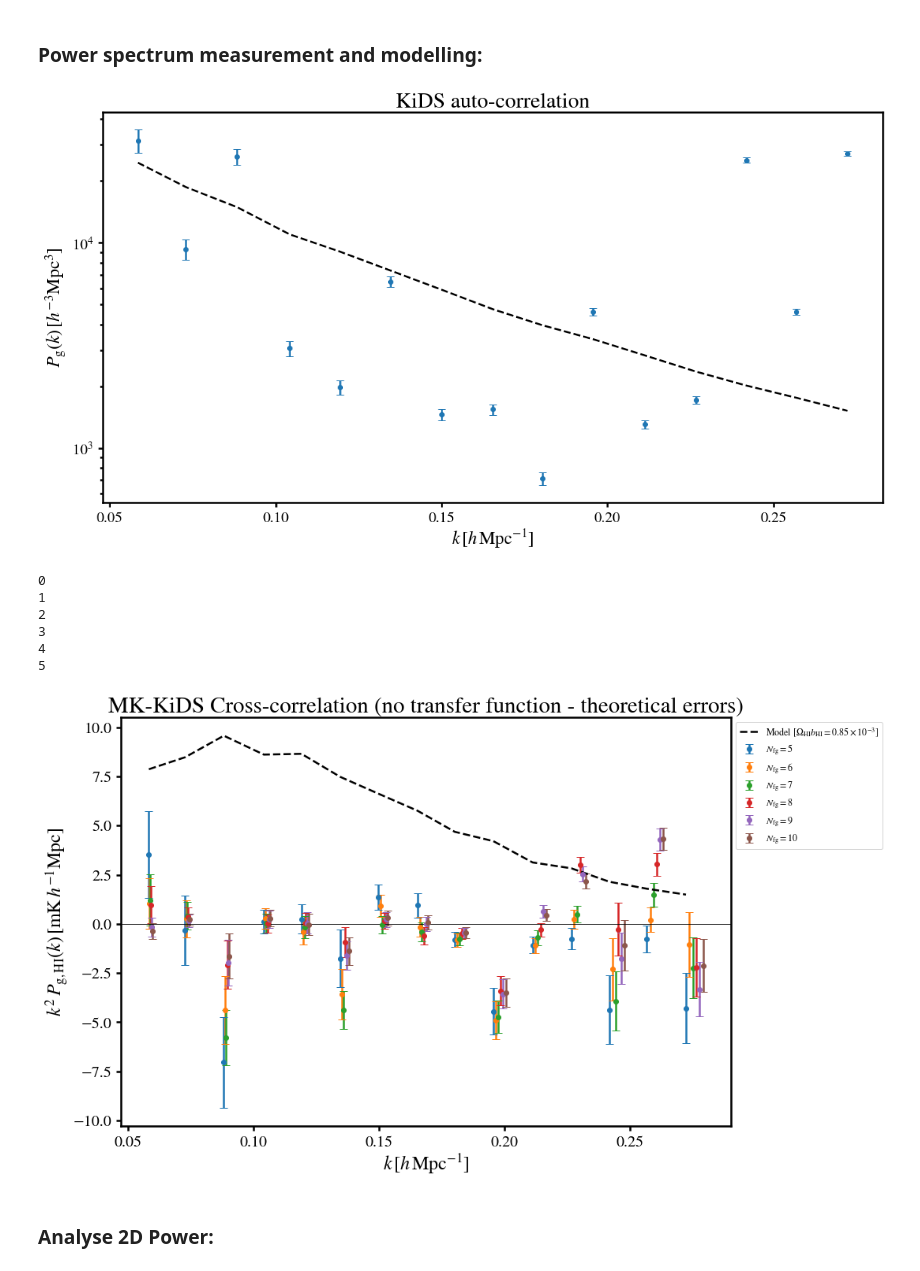
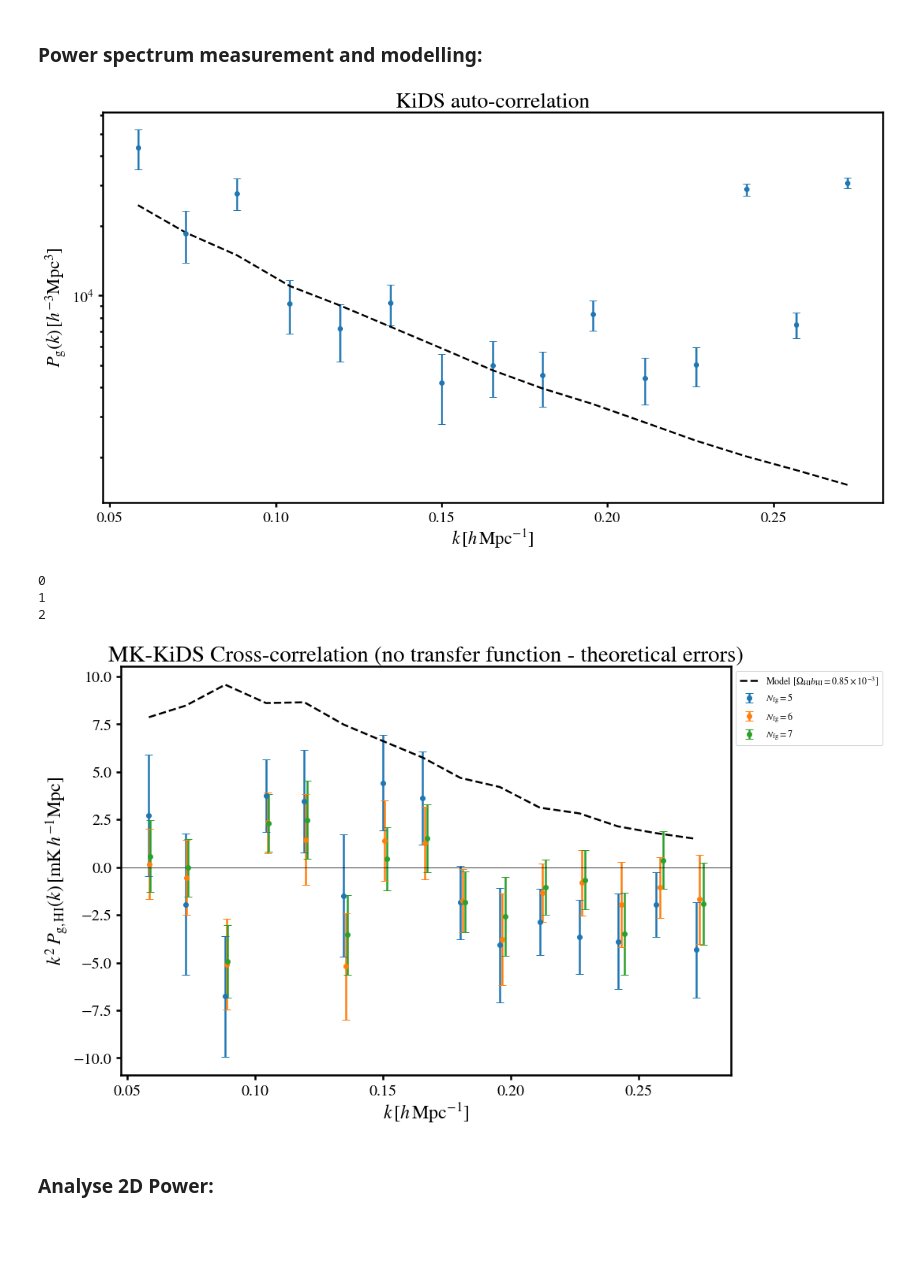
Before and after one commit to meerklass/meerpower, a Jupyter notebook: 2021Lband/kids/kids_cross.ipynb, the cells around one changed output. Saved outputs shown, nothing was run; the diff lists cells and outputs as text; code cells hidden in the pictures; blank space fills up the shorter version.

```diff
--- a/2021Lband/kids/kids_cross.ipynb
+++ b/2021Lband/kids/kids_cross.ipynb
@@ -61,7 +61,17 @@ plt.show()
 ### KiDS galaxies
 # %%
 # Read-in KiDS galaxies:
-ra_g,dec_g,z_g = np.load('/idia/projects/hi_im/KiDS_DR4/SOM-gold_2021footprint_0.4z_ph0.46.npy')
+ra_g,dec_g,z_g,Z_B_MIN,Z_B_MAX,CHI_SQUARED_BPZ = np.load('/idia/projects/hi_im/KiDS_DR4/KiDS_MKpatchdata.npy')
+#ra_g,dec_g,z_g = np.load('/idia/projects/hi_im/KiDS_DR4/SOM-gold_2021footprint_0.4z_ph0.46.npy')
+
+qualityfilter = CHI_SQUARED_BPZ>5
+ra_g,dec_g,z_g,Z_B_MIN,Z_B_MAX,CHI_SQUARED_BPZ = ra_g[qualityfilter],dec_g[qualityfilter],z_g[qualityfilter],Z_B_MIN[qualityfilter],Z_B_MAX[qualityfilter],CHI_SQUARED_BPZ[qualityfilter]
+spread = Z_B_MAX - Z_B_MIN
+qualityfilter = spread < 0.06
+ra_g,dec_g,z_g,Z_B_MIN,Z_B_MAX,CHI_SQUARED_BPZ = ra_g[qualityfilter],dec_g[qualityfilter],z_g[qualityfilter],Z_B_MIN[qualityfilter],Z_B_MAX[qualityfilter],CHI_SQUARED_BPZ[qualityfilter]
+Lbandmask = (z_g>0.4) & (z_g<0.46)
+ra_g,dec_g,z_g,Z_B_MIN,Z_B_MAX,CHI_SQUARED_BPZ = ra_g[Lbandmask],dec_g[Lbandmask],z_g[Lbandmask],Z_B_MIN[Lbandmask],Z_B_MAX[Lbandmask],CHI_SQUARED_BPZ[Lbandmask]
+
 
 ### Remove galaxies outside bulk MeerKAT trimmed footprint:
 raminMK,ramaxMK = 334,357
@@ -237,9 +247,9 @@ plt.show()
 #norm = np.ones(nkbin)
 norm = k**2
 
-#N_fgs = [5,6,7,8]
-N_fgs = [5,6,7,8,9,10]
-indx_choice = 2 # Make N_fg index choice to show covariance, 2D power and final error results for
+N_fgs = [5,6,7]
+#N_fgs = [5,6,7,8,9,10]
+indx_choice = 0 # Make N_fg index choice to show covariance, 2D power and final error results for
 
 ### Foreground clean and measure cross power spectra:
 colors = ['tab:blue', 'tab:orange', 'tab:green', 'tab:red', 'tab:purple', 'tab:brown', 'tab:pink', 'tab:gray']
@@ -264,38 +274,35 @@ for i in range(len(N_fgs)):
     Pk_X_i,k,nmodes = power.Pk(MKmap_clean_rg_i,n_g_rg,dims_rg,kbins,corrtype='Cross',w1=w_HI_rg,w2=W01_g_rg,W1=W01_HI_rg,W2=W01_g_rg,kcuts=kcuts)
     sig_err = 1/np.sqrt(2*nmodes) * np.sqrt( Pk_X_i**2 + Pk_HI*( Pk_g + P_SN ) ) # Error estimate
     plt.errorbar(k+(k/200*i),norm*Pk_X_i,norm*sig_err,label=r'$N_{\rm fg}=%s$'%N_fgs[i],ls='none',marker='o',color=colors[i])
 
     if i==indx_choice:
         Pk_X = Pk_X_i
         MKmap_clean_rg = MKmap_clean_rg_i
 
 # Model power spectrum:
 sig_v = 400
 dpix = 0.3
 d_c = cosmo.d_com(HItools.Freq2Red(np.min(nu)))
 s_pix = d_c * np.radians(dpix)
 s_para = np.mean( cosmo.d_com(HItools.Freq2Red(nu[:-1])) - cosmo.d_com(HItools.Freq2Red(nu[1:])) )
 pkmod,k = model.PkMod(Pmod,dims_rg,kbins,b_HI,b_g,f,sig_v,Tbar1=Tbar,Tbar2=1,r=1,R_beam1=R_beam,R_beam2=0,w1=W01_HI_rg,w2=W01_g_rg,W1=W01_HI_rg,W2=W01_g_rg,s_pix=s_pix,s_para=s_para,interpkbins=True,MatterRSDs=False,gridinterp=True)[0:2]
 plt.plot(k,norm*pkmod,color='black',ls='--',label=r'Model [$\Omega_{\rm HI}b_{\rm HI} = %s \times 10^{-3}]$'%np.round(OmegaHI*b_HI*1e3,2))
 
 if norm[0]==1.0: plt.yscale('log')
 plt.legend(fontsize=12,loc='upper left',bbox_to_anchor=[1,1])
 plt.xlabel(r'$k\,[h\,{\rm Mpc}^{-1}]$')
 if norm[0]==1.0: plt.ylabel(r'$P_{\rm g,HI}(k)\,[{\rm mK}\,h^{-3}{\rm Mpc}^{3}]$')
 else: plt.ylabel(r'$k^2\,P_{\rm g,HI}(k)\,[{\rm mK}\,h^{-1}{\rm Mpc}]$')
 plt.axhline(0,lw=0.8,color='black')
 plt.subplots_adjust(right=0.75)
 plt.title('MK-KiDS Cross-correlation (no transfer function - theoretical errors)')
 plt.show()
 # %% [output]
-[figure, old version]
+[figure, new version]
 0
 1
 2
-3
-4
-5
-[figure, old version]
+[figure, new version]
 # %% [markdown]
 ### Analyse 2D Power:
 # %%
```
Also changed, not shown: parts of 3 cells of this notebook.
